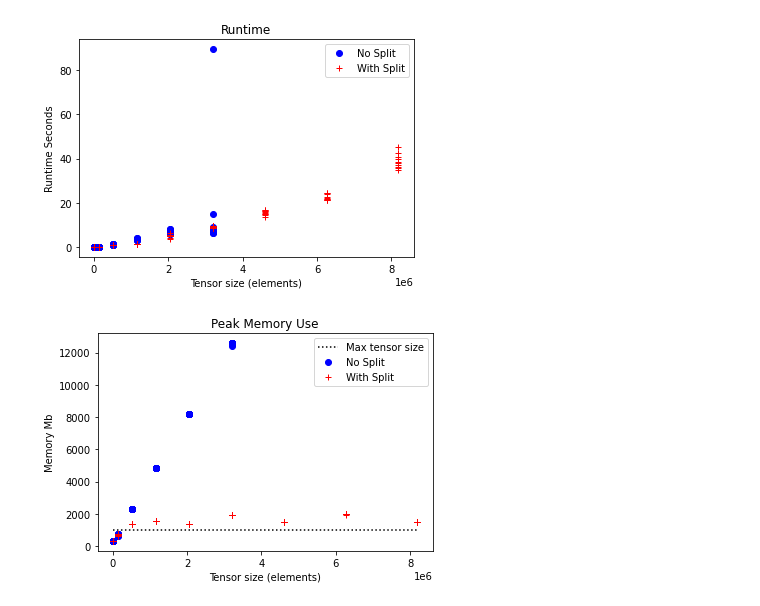
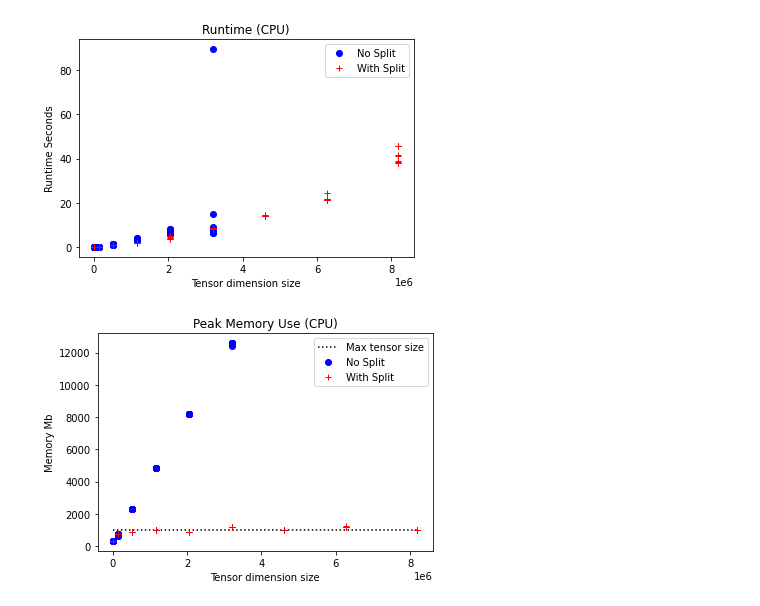
Before and after one commit to awav/gambit, a Jupyter notebook: drafts/Plots.ipynb, the cells around one changed output. Cells and saved outputs as stored; diff of their text form; code cells hidden in the pictures.

```diff
--- a/drafts/Plots.ipynb
+++ b/drafts/Plots.ipynb
@@ -2,7 +2,7 @@
 import matplotlib.pyplot as plt
 # %%
 def rows(file):
-    csv = open(f"{file}.csv", "r").read()
+    csv = open(f"../{file}.csv", "r").read()
     rows = [row.split("\t") for row in csv.split("\n")]
 
     sizes = [1000 * float(row[1]) * 2 * float(row[1]) for row in rows]
@@ -12,27 +12,29 @@ def rows(file):
 # %%
 # plot times
 _, s_ns, t_ns, _ = rows("bench_no_split")
-_, s_ws, t_ws, _ = rows("bench_with_split_loop")
+_, s_ws, t_ws, _ = rows("bench_with_split")
 plt.plot(s_ns, t_ns, "ob", label="No Split")
 plt.plot(s_ws, t_ws, "+r", label="With Split")
-plt.title("Runtime")
+plt.title("Runtime (CPU)")
 plt.ylabel("Runtime Seconds")
-plt.xlabel("Tensor size (elements)")
+plt.xlabel("Tensor dimension size")
 plt.legend()
+plt.savefig("cpu_runtime.png", dpi=300)
 plt.show()
 # %% [output]
-[figure, old version]
+[figure, new version]
 # %%
 # plot memory
 _, s_ns, _, m_ns = rows("bench_no_split")
-_, s_ws, _, m_ws = rows("bench_with_split_loop")
+_, s_ws, _, m_ws = rows("bench_with_split")
 plt.plot(s_ws, [1000.0 for _ in s_ws], ":k", label="Max tensor size")
 plt.plot(s_ns, m_ns, "ob", label="No Split")
 plt.plot(s_ws, m_ws, "+r", label="With Split")
-plt.title("Peak Memory Use")
+plt.title("Peak Memory Use (CPU)")
 plt.ylabel("Memory Mb")
-plt.xlabel("Tensor size (elements)")
+plt.xlabel("Tensor dimension size")
 plt.legend()
+plt.savefig("cpu_memory.png", dpi=300)
 plt.show()
 # %% [output]
-[figure, old version]
+[figure, new version]
```
Also changed, not shown: 8 other files.
